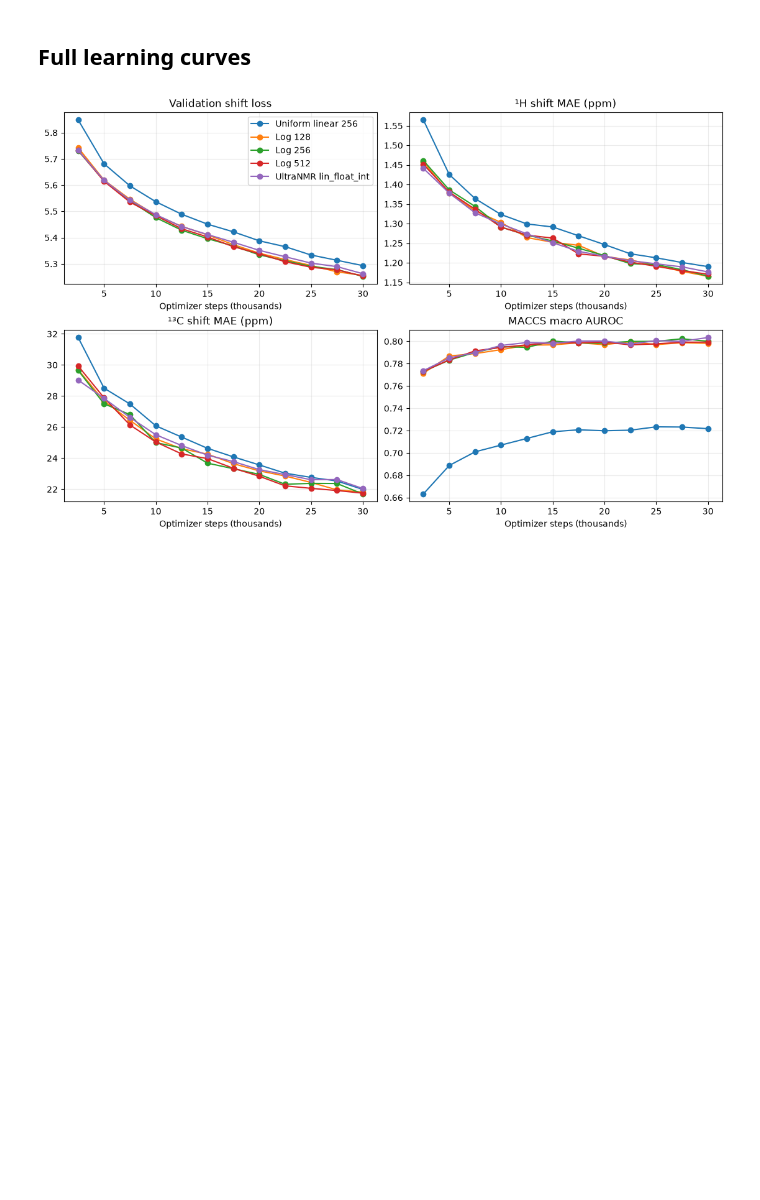
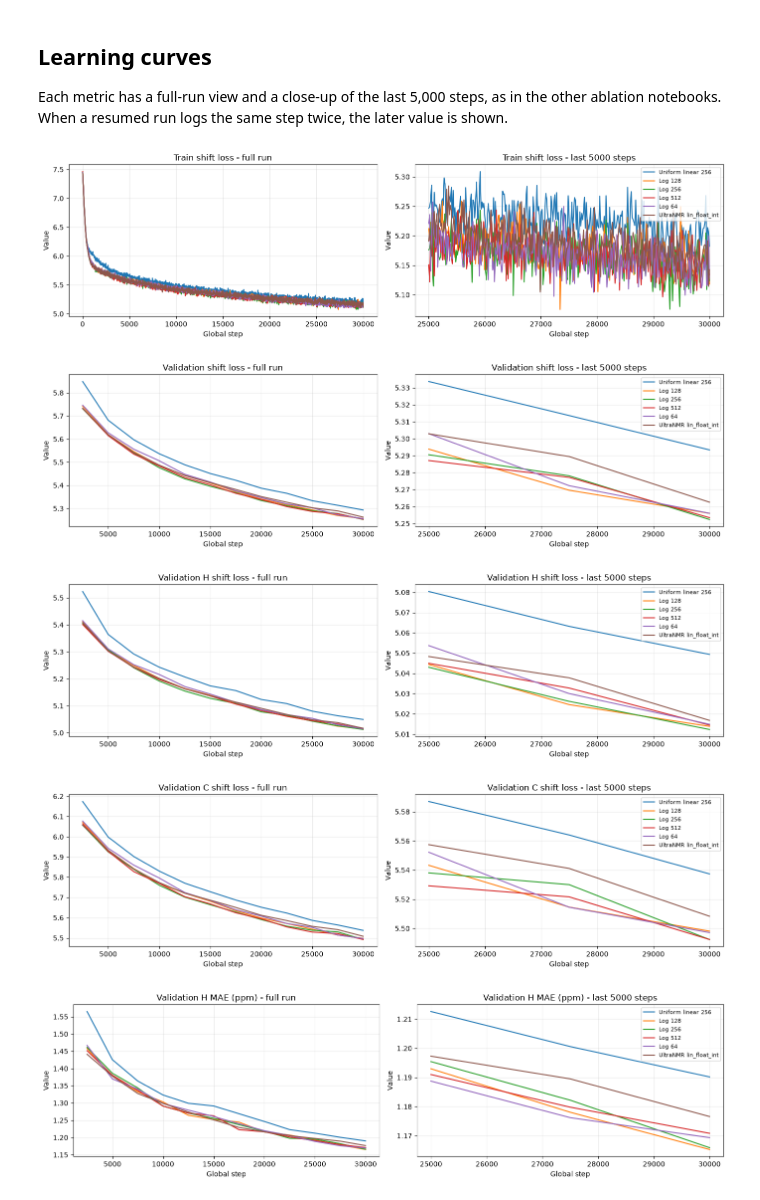
Before and after one commit to nicogreeco/nmr_fomo, a Jupyter notebook: results/ablation/shift_encoder_ablation_analysis.ipynb, the cells around one changed output. Saved outputs shown, nothing was run; the diff lists cells and outputs as text; code cells hidden in the pictures; blank space fills up the shorter version.

Commit message:
Update ablation MLflow exports and analysis notebooks

```diff
--- a/results/ablation/shift_encoder_ablation_analysis.ipynb
+++ b/results/ablation/shift_encoder_ablation_analysis.ipynb
@@ -16,6 +16,7 @@ labels = {
     'shift-ablation-log-128': 'Log 128',
     'shift-ablation-log-256': 'Log 256',
     'shift-ablation-log-512': 'Log 512',
+    'shift-ablation-log-64': 'Log 64',
     'shift-ablation-linear-256': 'Uniform linear 256',
     'shift-ablation-ultranmr-lin-float-int': 'UltraNMR lin_float_int',
 }
@@ -48,21 +52,55 @@ pd.DataFrame(rows).sort_values('run_name')
 | 0 | Uniform linear 256 | 5.338800 | 1.214550 | 22.775773 | 0.141533 | 0.721706 |
 # %% [markdown]
-## Full learning curves
+## Learning curves
+
+Each metric has a full-run view and a close-up of the last 5,000 steps, as in the other ablation notebooks. When a resumed run logs the same step twice, the later value is shown.
 # %%
 plot_metrics = {
+    'train/shift': 'Train shift loss',
     'val/shift': 'Validation shift loss',
-    'val/shift/h_mae_ppm': '¹H shift MAE (ppm)',
-    'val/shift/c_mae_ppm': '¹³C shift MAE (ppm)',
-    'probe/maccs_macro_auroc': 'MACCS macro AUROC',
+    'val/shift_h': 'Validation H shift loss',
+    'val/shift_c': 'Validation C shift loss',
+    'val/shift/h_mae_ppm': 'Validation H MAE (ppm)',
+    'val/shift/c_mae_ppm': 'Validation C MAE (ppm)',
+    'probe/maccs_macro_auroc': 'MACCS probe macro AUROC',
+    'val/fp_mae': 'Validation FP MAE',
+    'val/fp_macro_mae': 'Validation FP macro MAE',
+    'lr-AdamW': 'Learning rate',
 }
-fig, axes = plt.subplots(2, 2, figsize=(11, 7), constrained_layout=True)
-for ax, (metric, title) in zip(axes.flat, plot_metrics.items()):
-    for run_name, group in history[history.metric == metric].groupby('run_name'):
-        group = group.sort_values('step')
-        ax.plot((group.step + 1) / 1000, group.value, marker='o', label=labels.get(run_name, run_name))
-    ax.set(title=title, xlabel='Optimizer steps (thousands)')
-    ax.grid(alpha=0.25)
-axes[0, 0].legend()
-plt.show()
+
+plot_history = (history.sort_values(['run_name', 'metric', 'step', 'timestamp_ms'])
+                .drop_duplicates(['run_name', 'metric', 'step'], keep='last'))
+run_names = plot_history['run_name'].drop_duplicates().tolist()
+colors = plt.get_cmap('tab10').colors
+run_colors = {name: colors[index % len(colors)] for index, name in enumerate(run_names)}
+
+def plot_metric(metric, title, n_steps=5000):
+    data = plot_history[plot_history['metric'] == metric]
+    if data.empty:
+        print(f'{metric}: not logged in this experiment')
+        return
+
+    last_step = data['step'].max()
+    closeup = data[data['step'] >= last_step - n_steps]
+    fig, axes = plt.subplots(1, 2, figsize=(14, 4), sharey=False)
+    for axis, view in zip(axes, [data, closeup]):
+        for run_name, group in view.groupby('run_name', sort=False):
+            group = group.sort_values('step')
+            axis.plot(group['step'], group['value'],
+                      label=labels.get(run_name, run_name), color=run_colors[run_name])
+        axis.set(xlabel='Global step', ylabel='Value')
+        axis.grid(alpha=0.25)
+    axes[0].set_title(f'{title} - full run')
+    axes[1].set_title(f'{title} - last {n_steps} steps')
+    axes[1].legend(fontsize=8)
+    plt.tight_layout()
+    plt.show()
+
+for metric, title in plot_metrics.items():
+    plot_metric(metric, title)
 # %% [output]
-[figure, old version]
+[figure, new version]
+[figure, added]
+[figure, added]
+[figure, added]
+[figure, added]
```
Also changed, not shown: parts of 9 cells of this notebook, 8 other files.
